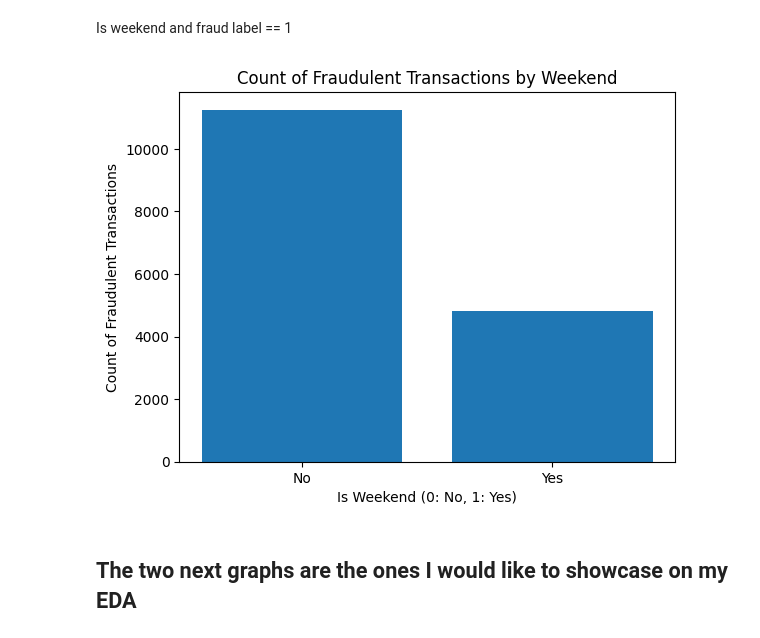
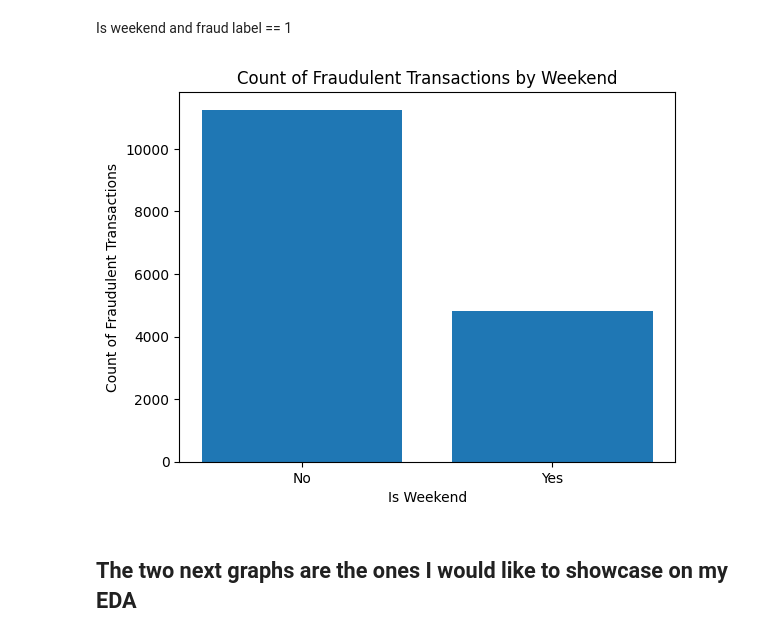
Before and after one commit to adambueno/fraudDetection, a Jupyter notebook: fraudDetection.ipynb, the cells around one changed output. Saved outputs shown, nothing was run; the diff lists cells and outputs as text; code cells hidden in the pictures.

```diff
--- a/fraudDetection.ipynb
+++ b/fraudDetection.ipynb
@@ -140,14 +177,14 @@ Is weekend and fraud label == 1
 # %%
 fraudulent_weekend_counts = fraud_df[fraud_df['Fraud Label'] == 1]['Is Weekend'].value_counts()
 
 plt.bar(fraudulent_weekend_counts.index, fraudulent_weekend_counts.values)
-plt.xlabel('Is Weekend (0: No, 1: Yes)')
+plt.xlabel('Is Weekend')
 plt.ylabel('Count of Fraudulent Transactions')
 plt.title('Count of Fraudulent Transactions by Weekend')
 plt.xticks([0, 1], ['No', 'Yes'])
 plt.show()
 # %% [output]
-[figure, old version]
+[figure, new version]
 # %% [markdown]
 ## The two next graphs are the ones I would like to showcase on my EDA
 # %%
```
Also changed, not shown: parts of 9 cells of this notebook.
